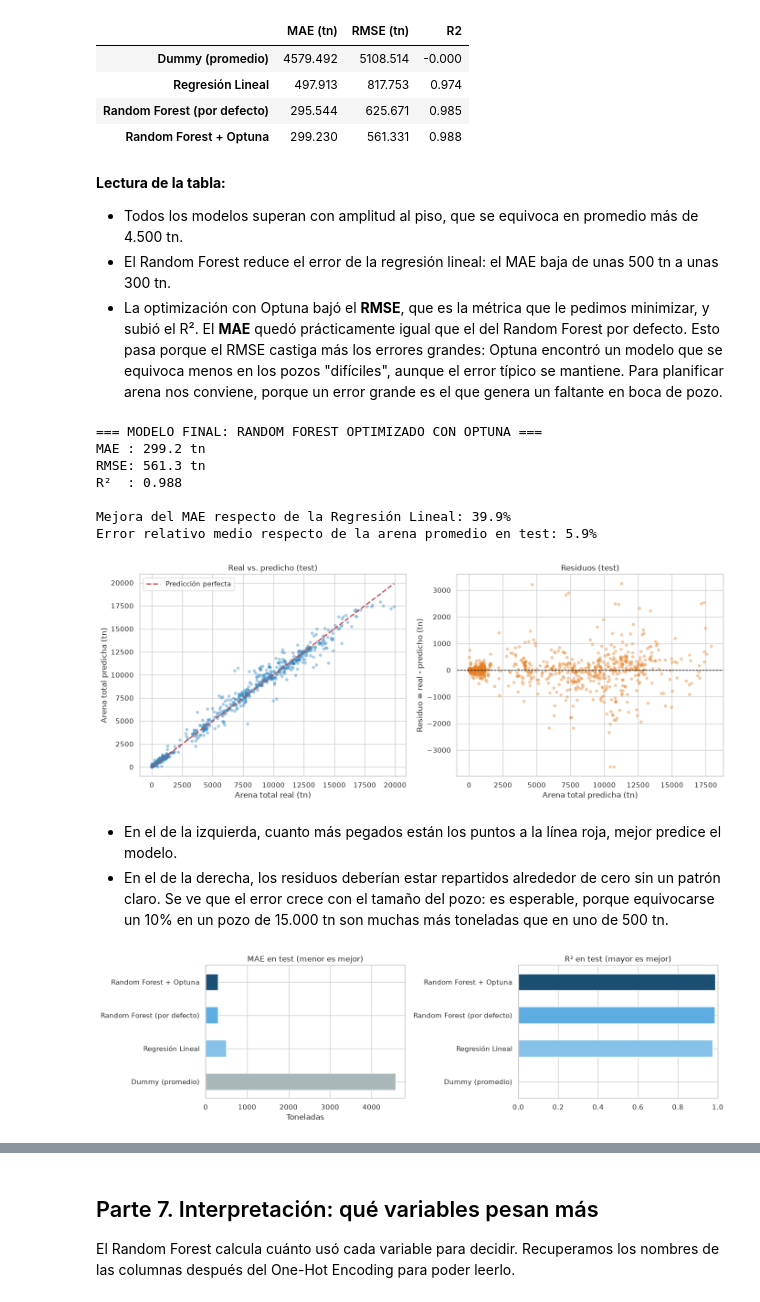
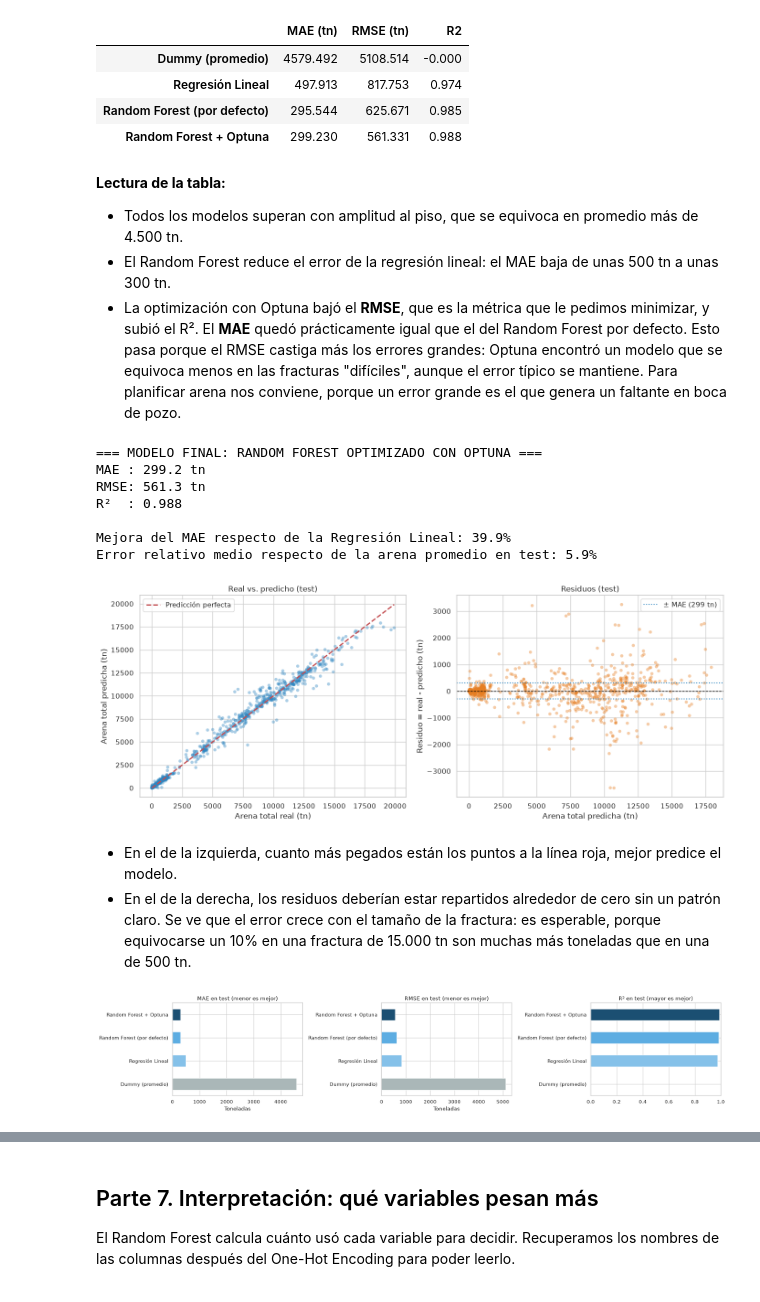
Before and after one commit to ErnestoCafre/proyecto-final-data-science-grupo07, a Jupyter notebook: notebooks/02_pre_entrega_3_supervisado/Preentrega_3_Grupo_7.ipynb, the cells around one changed output, grey strips where cells are left out. Drawn from its saved outputs; the diff is of its cells as text; code cells hidden in the pictures.

```diff
--- a/notebooks/02_pre_entrega_3_supervisado/Preentrega_3_Grupo_7.ipynb
+++ b/notebooks/02_pre_entrega_3_supervisado/Preentrega_3_Grupo_7.ipynb
@@ -400,7 +402,7 @@ resultados_test
 
 - Todos los modelos superan con amplitud al piso, que se equivoca en promedio más de 4.500 tn.
 - El Random Forest reduce el error de la regresión lineal: el MAE baja de unas 500 tn a unas 300 tn.
-- La optimización con Optuna bajó el **RMSE**, que es la métrica que le pedimos minimizar, y subió el R². El **MAE** quedó prácticamente igual que el del Random Forest por defecto. Esto pasa porque el RMSE castiga más los errores grandes: Optuna encontró un modelo que se equivoca menos en los pozos "difíciles", aunque el error típico se mantiene. Para planificar arena nos conviene, porque un error grande es el que genera un faltante en boca de pozo.
+- La optimización con Optuna bajó el **RMSE**, que es la métrica que le pedimos minimizar, y subió el R². El **MAE** quedó prácticamente igual que el del Random Forest por defecto. Esto pasa porque el RMSE castiga más los errores grandes: Optuna encontró un modelo que se equivoca menos en las fracturas "difíciles", aunque el error típico se mantiene. Para planificar arena nos conviene, porque un error grande es el que genera un faltante en boca de pozo.
 # %%
 modelo_final = modelos_finales['Random Forest + Optuna']
 y_pred = modelo_final.predict(X_test)
@@ -441,6 +443,10 @@ axes[0].legend()
 residuos = y_test - y_pred
 axes[1].scatter(y_pred, residuos, alpha=0.4, color='#E67E22', edgecolors='none', s=25)
 axes[1].axhline(0, color='black', ls='--', lw=1)
+mae_final = mean_absolute_error(y_test, y_pred)
+axes[1].axhline(mae_final, color='#2E86C1', ls=':', lw=1.5, label=f'± MAE ({mae_final:,.0f} tn)'.replace(',', '.'))
+axes[1].axhline(-mae_final, color='#2E86C1', ls=':', lw=1.5)
+axes[1].legend()
 axes[1].set_xlabel('Arena total predicha (tn)')
 axes[1].set_ylabel('Residuo = real - predicho (tn)')
 axes[1].set_title('Residuos (test)')
@@ -448,25 +454,29 @@ axes[1].set_title('Residuos (test)')
 plt.tight_layout()
 plt.show()
 # %% [output]
-[figure, old version]
+[figure, new version]
 # %% [markdown]
 
 - En el de la izquierda, cuanto más pegados están los puntos a la línea roja, mejor predice el modelo.
-- En el de la derecha, los residuos deberían estar repartidos alrededor de cero sin un patrón claro. Se ve que el error crece con el tamaño del pozo: es esperable, porque equivocarse un 10% en un pozo de 15.000 tn son muchas más toneladas que en uno de 500 tn.
+- En el de la derecha, los residuos deberían estar repartidos alrededor de cero sin un patrón claro. Se ve que el error crece con el tamaño de la fractura: es esperable, porque equivocarse un 10% en una fractura de 15.000 tn son muchas más toneladas que en una de 500 tn.
 # %%
 # Comparación visual de las métricas en test
-fig, axes = plt.subplots(1, 2, figsize=(14, 4))
-orden = resultados_test.index
+colores = ['#AAB7B8', '#85C1E9', '#5DADE2', '#1B4F72']
+fig, axes = plt.subplots(1, 3, figsize=(20, 4))
 
-resultados_test['MAE (tn)'].plot.barh(ax=axes[0], color=['#AAB7B8', '#85C1E9', '#5DADE2', '#1B4F72'])
+resultados_test['MAE (tn)'].plot.barh(ax=axes[0], color=colores)
 axes[0].set_title('MAE en test (menor es mejor)')
 axes[0].set_xlabel('Toneladas')
 
-resultados_test['R2'].plot.barh(ax=axes[1], color=['#AAB7B8', '#85C1E9', '#5DADE2', '#1B4F72'])
-axes[1].set_title('R² en test (mayor es mejor)')
-axes[1].set_xlim(0, 1)
+resultados_test['RMSE (tn)'].plot.barh(ax=axes[1], color=colores)
+axes[1].set_title('RMSE en test (menor es mejor)')
+axes[1].set_xlabel('Toneladas')
+
+resultados_test['R2'].plot.barh(ax=axes[2], color=colores)
+axes[2].set_title('R² en test (mayor es mejor)')
+axes[2].set_xlim(0, 1)
 
 plt.tight_layout()
 plt.show()
 # %% [output]
-[figure, old version]
+[figure, new version]
```
Also changed, not shown: parts of 13 cells of this notebook, 2 other files.
